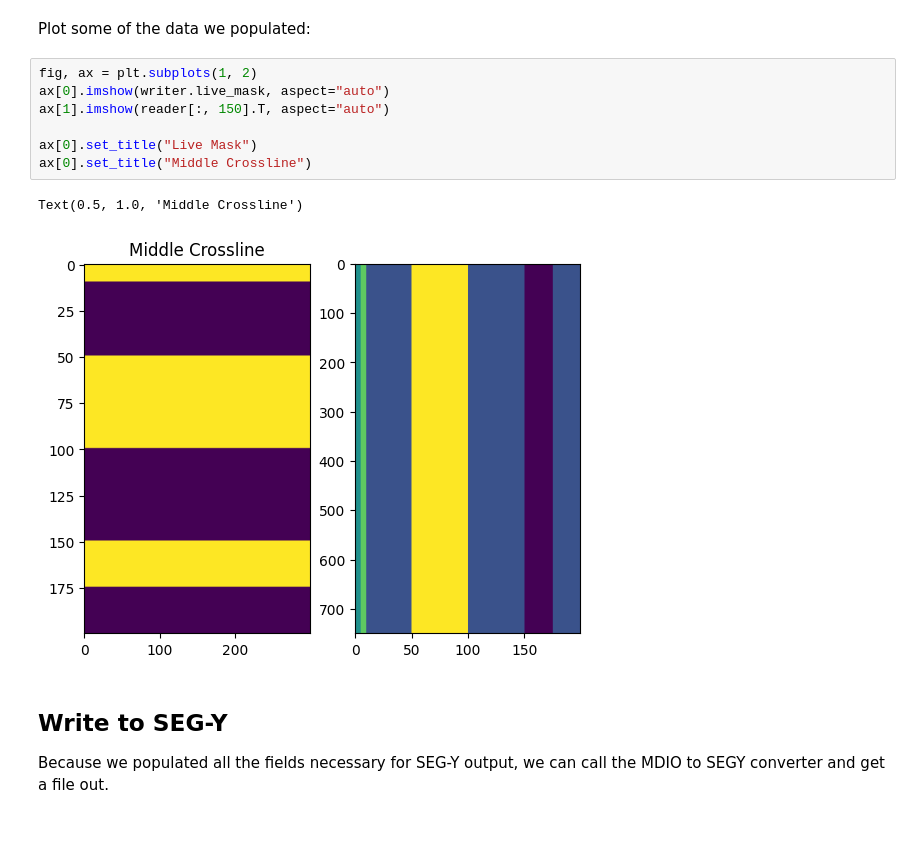
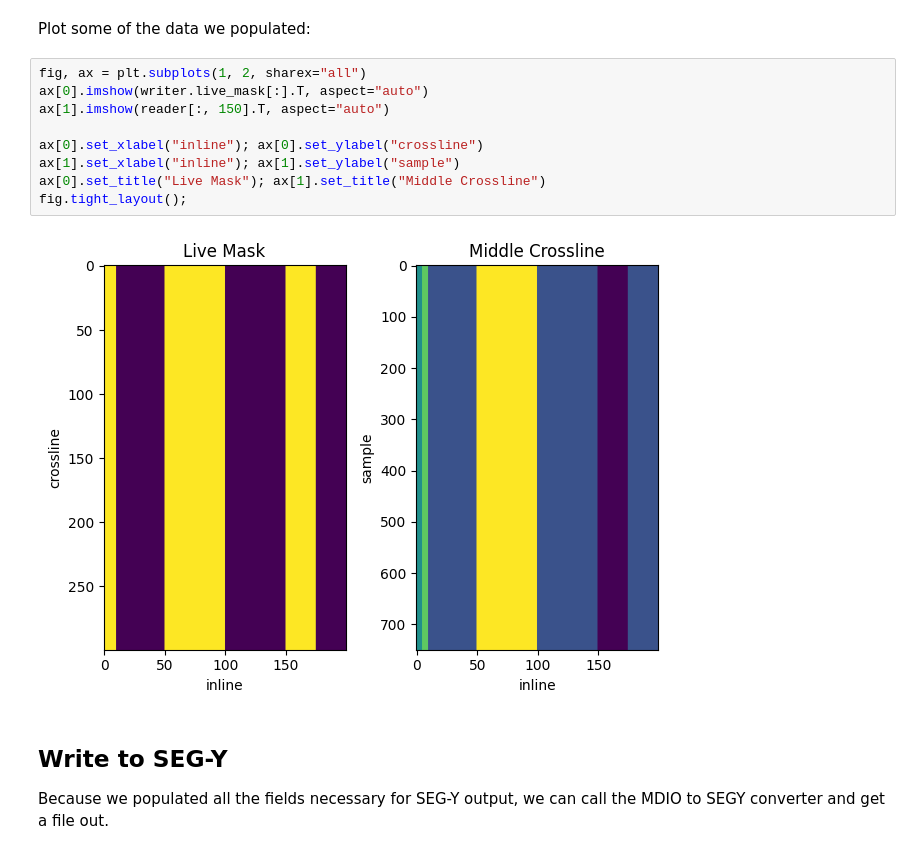
Before and after one commit to TGSAI/mdio-python, a Jupyter notebook: docs/notebooks/creation.ipynb, the cells around one changed output. Saved outputs shown, nothing was run; the diff lists cells and outputs as text.

Commit message:
update plot axes

```diff
--- a/docs/notebooks/creation.ipynb
+++ b/docs/notebooks/creation.ipynb
@@ -123,15 +123,16 @@ reader.binary_header, reader.stats
 # %% [markdown]
 Plot some of the data we populated:
 # %%
-fig, ax = plt.subplots(1, 2)
-ax[0].imshow(writer.live_mask, aspect="auto")
+fig, ax = plt.subplots(1, 2, sharex="all")
+ax[0].imshow(writer.live_mask[:].T, aspect="auto")
 ax[1].imshow(reader[:, 150].T, aspect="auto")
 
-ax[0].set_title("Live Mask")
-ax[0].set_title("Middle Crossline")
+ax[0].set_xlabel("inline"); ax[0].set_ylabel("crossline")
+ax[1].set_xlabel("inline"); ax[1].set_ylabel("sample")
+ax[0].set_title("Live Mask"); ax[1].set_title("Middle Crossline")
+fig.tight_layout();
 # %% [output]
-Text(0.5, 1.0, 'Middle Crossline')
-[figure, old version]
+[figure, new version]
 # %% [markdown]
 ## Write to SEG-Y
 
```
Also changed, not shown: parts of 2 cells of this notebook.
